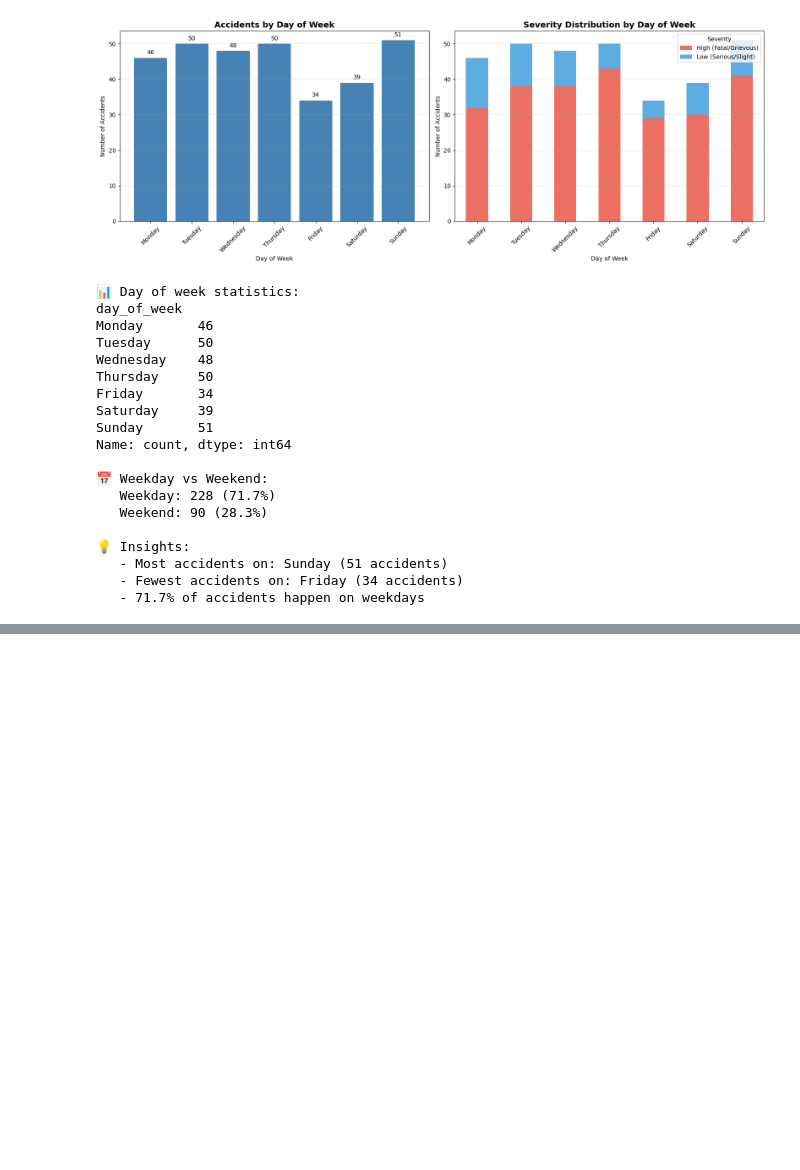
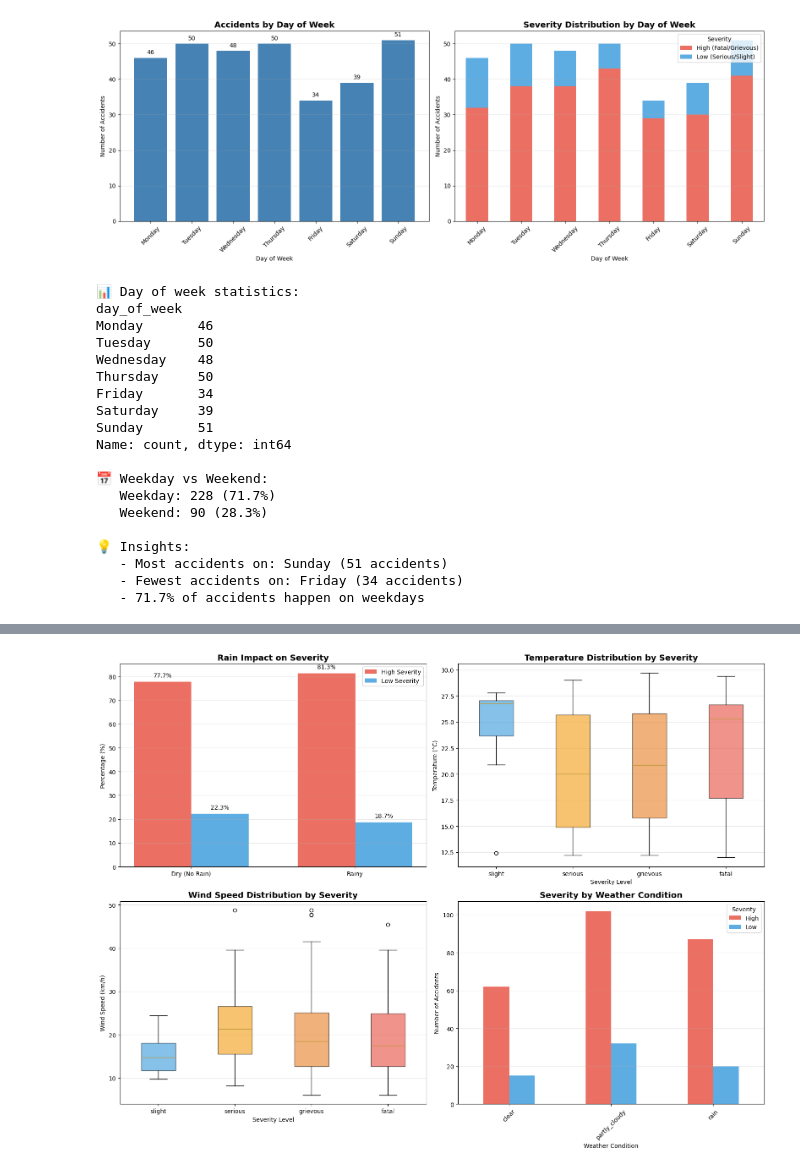
Before and after one commit to MLTeam11/Malta-Traffic-Accident-ML, a Jupyter notebook: notebooks/2_exploratory_analysis.ipynb, the cells around one changed output, grey strips where cells are left out. Cells and saved outputs as stored; diff of their text form; code cells hidden in the pictures; blank space fills up the shorter version.

```diff
--- a/notebooks/2_exploratory_analysis.ipynb
+++ b/notebooks/2_exploratory_analysis.ipynb
@@ -391,0 +464,82 @@ Name: count, dtype: int64
+# %%
+# WEATHER IMPACT ANALYSIS
+
+print("="*70)
+print("WEATHER IMPACT ON ACCIDENT SEVERITY")
+print("="*70)
+
+fig, axes = plt.subplots(2, 2, figsize=(16, 12))
+
+# Plot 1: Rain vs Severity
+rain_severity = pd.crosstab(df['is_rainy'], df['severity_binary'], normalize='index') * 100
+rain_labels = ['Dry (No Rain)', 'Rainy']
+
+x = np.arange(len(rain_labels))
+width = 0.35
+
+high_pct = [rain_severity.loc[0, 'high'], rain_severity.loc[1, 'high']]
+low_pct = [rain_severity.loc[0, 'low'], rain_severity.loc[1, 'low']]
+
+axes[0, 0].bar(x - width/2, high_pct, width, label='High Severity', color='#e74c3c', alpha=0.8)
+axes[0, 0].bar(x + width/2, low_pct, width, label='Low Severity', color='#3498db', alpha=0.8)
+axes[0, 0].set_title('Rain Impact on Severity', fontsize=14, fontweight='bold')
+axes[0, 0].set_ylabel('Percentage (%)')
+axes[0, 0].set_xticks(x)
+axes[0, 0].set_xticklabels(rain_labels)
+axes[0, 0].legend()
+axes[0, 0].grid(axis='y', alpha=0.3)
+
+# Add percentage labels
+for i, (h, l) in enumerate(zip(high_pct, low_pct)):
+    axes[0, 0].text(i - width/2, h + 2, f'{h:.1f}%', ha='center', fontsize=10)
+    axes[0, 0].text(i + width/2, l + 2, f'{l:.1f}%', ha='center', fontsize=10)
+
+# Plot 2: Temperature vs Severity (Box plot) - FIXED
+severity_order = ['slight', 'serious', 'grievous', 'fatal']
+temp_data = [df[df['severity'] == sev]['temperature'].dropna() for sev in severity_order]
+
+bp = axes[0, 1].boxplot(temp_data, tick_labels=severity_order, patch_artist=True)  # Changed labels to tick_labels
+for patch, color in zip(bp['boxes'], ['#3498db', '#f39c12', '#e67e22', '#e74c3c']):
+    patch.set_facecolor(color)
+    patch.set_alpha(0.6)
+
+axes[0, 1].set_title('Temperature Distribution by Severity', fontsize=14, fontweight='bold')
+axes[0, 1].set_xlabel('Severity Level')
+axes[0, 1].set_ylabel('Temperature (°C)')
+axes[0, 1].grid(axis='y', alpha=0.3)
+
+# Plot 3: Wind Speed vs Severity (Box plot) - FIXED
+wind_data = [df[df['severity'] == sev]['wind_speed'].dropna() for sev in severity_order]
+
+bp2 = axes[1, 0].boxplot(wind_data, tick_labels=severity_order, patch_artist=True)  # Changed labels to tick_labels
+for patch, color in zip(bp2['boxes'], ['#3498db', '#f39c12', '#e67e22', '#e74c3c']):
+    patch.set_facecolor(color)
+    patch.set_alpha(0.6)
+
+axes[1, 0].set_title('Wind Speed Distribution by Severity', fontsize=14, fontweight='bold')
+axes[1, 0].set_xlabel('Severity Level')
+axes[1, 0].set_ylabel('Wind Speed (km/h)')
+axes[1, 0].grid(axis='y', alpha=0.3)
+
+# Plot 4: Weather Condition Distribution
+weather_severity = pd.crosstab(df['weather_condition'], df['severity_binary'])
+weather_severity.plot(kind='bar', stacked=False, ax=axes[1, 1],
+                      color=['#e74c3c', '#3498db'], alpha=0.8)
+axes[1, 1].set_title('Severity by Weather Condition', fontsize=14, fontweight='bold')
+axes[1, 1].set_xlabel('Weather Condition')
+axes[1, 1].set_ylabel('Number of Accidents')
+axes[1, 1].legend(title='Severity', labels=['High', 'Low'])
+axes[1, 1].tick_params(axis='x', rotation=45)
+axes[1, 1].grid(axis='y', alpha=0.3)
+
+plt.tight_layout()
+plt.savefig('../outputs/figures/weather_impact_analysis.png', dpi=300, bbox_inches='tight')
+plt.show()
+
+print("\n💡 Weather Impact Insights:")
+print(f"   - Rainy conditions: {(df['is_rainy'] == 1).sum()} accidents ({(df['is_rainy'] == 1).sum()/len(df)*100:.1f}%)")
+print(f"   - High severity in rain: {high_pct[1]:.1f}%")
+print(f"   - High severity when dry: {high_pct[0]:.1f}%")
+print(f"   - Average temp in fatal accidents: {df[df['severity'] == 'fatal']['temperature'].mean():.1f}°C")
+print(f"   - Average wind in fatal accidents: {df[df['severity'] == 'fatal']['wind_speed'].mean():.1f} km/h")
+# %% [output]
@@ -391,0 +549 @@ Name: count, dtype: int64
+[figure, added]
```
Also changed, not shown: parts of 8 cells of this notebook, 5 other files.
